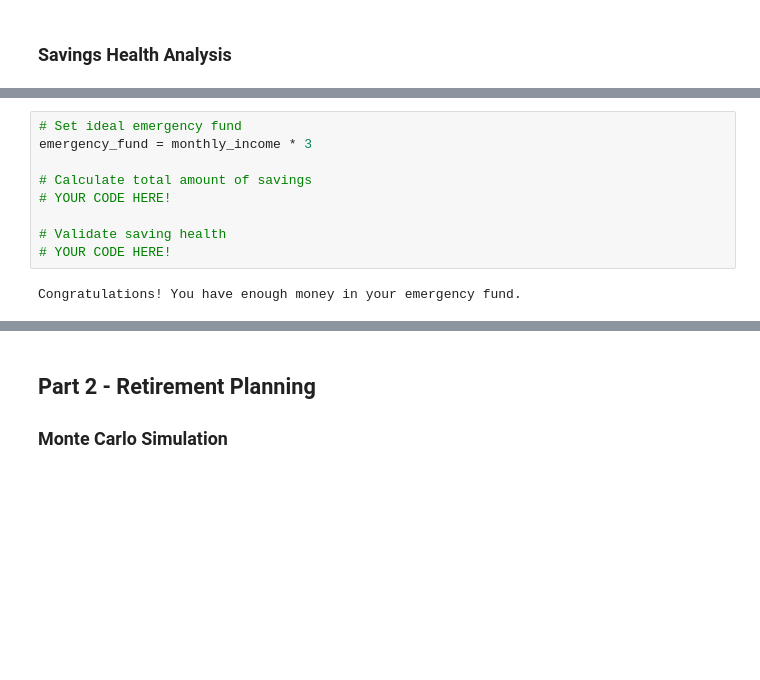
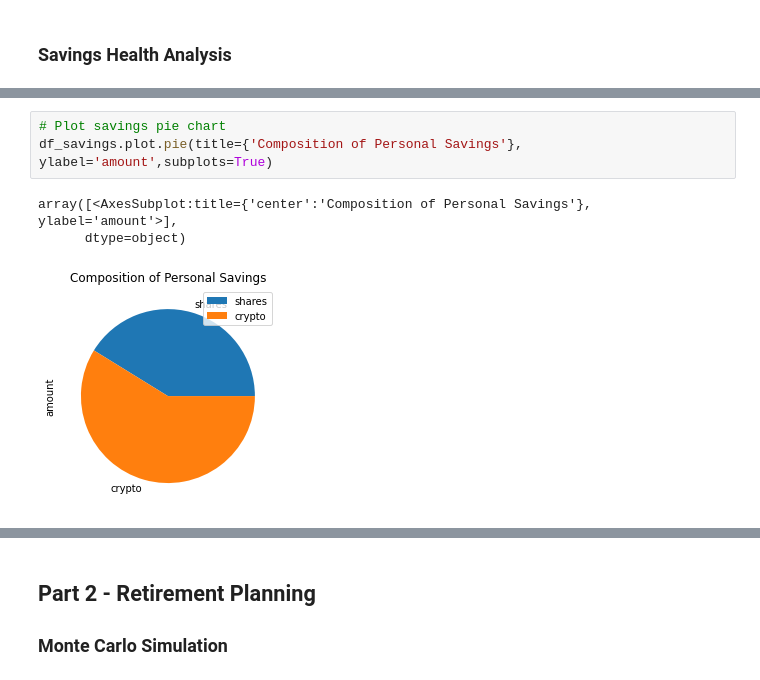
Before and after one commit to Aqui1983/Module_5_Homework, a Jupyter notebook: financial-planner.ipynb, the cells around one changed output, grey strips where cells are left out. Drawn from its saved outputs; the diff is of its cells as text; blank space fills up the shorter version.

```diff
--- a/financial-planner.ipynb
+++ b/financial-planner.ipynb
@@ -163,11 +164,7 @@ display(df_savings)
-# %%
-# Set ideal emergency fund
-emergency_fund = monthly_income * 3
-
-# Calculate total amount of savings
-# YOUR CODE HERE!
-
-# Validate saving health
-# YOUR CODE HERE!
-# %% [output]
-Congratulations! You have enough money in your emergency fund.
+# %%
+# Plot savings pie chart
+df_savings.plot.pie(title={'Composition of Personal Savings'}, ylabel='amount',subplots=True)
+# %% [output]
+array([<AxesSubplot:title={'center':'Composition of Personal Savings'}, ylabel='amount'>],
+      dtype=object)
+[figure, added]
```
Also changed, not shown: parts of 18 cells of this notebook.
